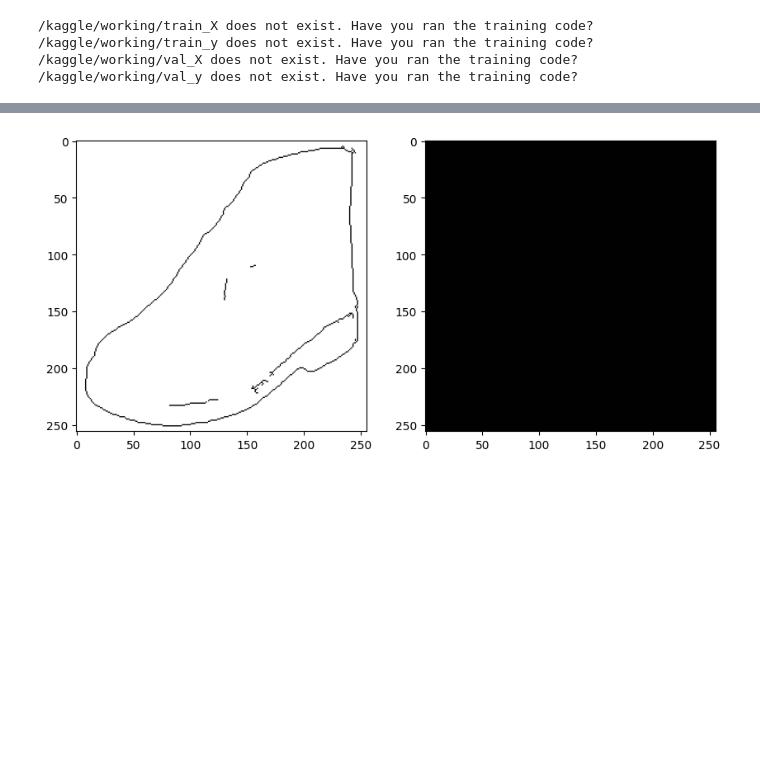
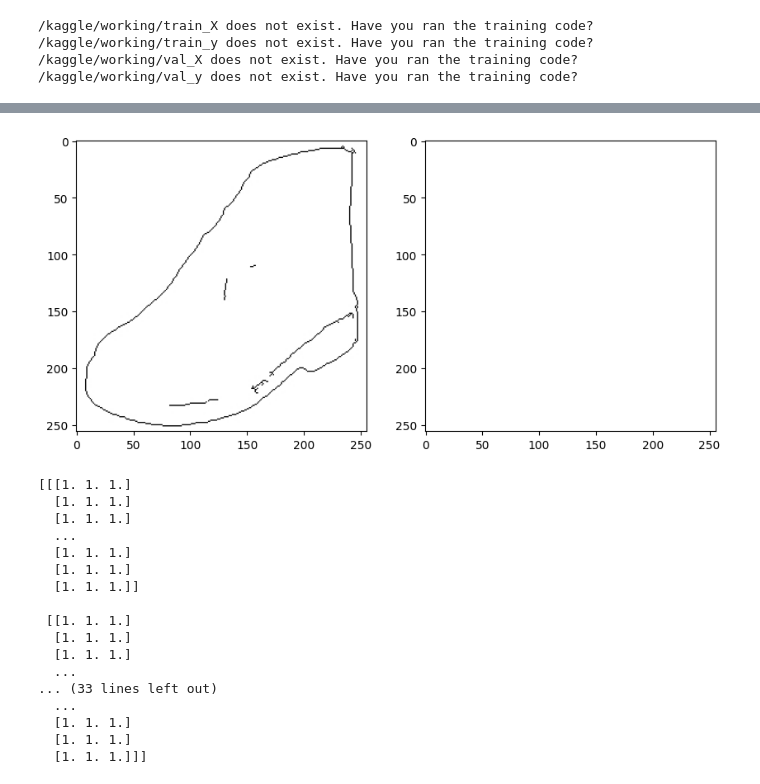
Before and after one commit to ZackPot/VariousMLImplementations, a Jupyter notebook: main.ipynb, the cells around one changed output, grey strips where cells are left out. Cells and saved outputs as stored; diff of their text form; code cells hidden in the pictures; blank space fills up the shorter version.

Commit message:
Kaggle Notebook | Various ML Implementations in Tensor flow | V7: Added Batch Normalization and fixed bugs

```diff
--- a/main.ipynb
+++ b/main.ipynb
@@ -171,15 +185,14 @@ for path in paths:
 /kaggle/working/val_y does not exist. Have you ran the training code?
 # %%
 ##### import tensorflow as tf
-from PIL import Image
 import numpy as np
-import random
-import os
+import tensorflow as tf
 import matplotlib.pyplot as plt
-import seaborn
 import cv2
 
-model = tf.keras.models.load_model("/kaggle/input/models/zacharypotishko/edges-to-shoes-model-v5/keras/default/1/edges-to-shoes-2.keras")
+tf.keras.config.enable_unsafe_deserialization()
+
+model = tf.keras.models.load_model("/kaggle/input/models/zacharypotishko/edges-to-shoes/keras/v6/1/edges-to-shoes-3.keras")
 
 img = cv2.imread("/kaggle/input/datasets/balraj98/edges2shoes-dataset/train/10000_AB.jpg")
 
@@ -194,14 +207,16 @@ resized_img = cv2.resize(left, (256, 256))
 
 print("Path loading completed")
 
-input_tensor = resized_img[None, :, :, :] / 255
+input_tensor = resized_img[None, :, :, :]
 output = model.predict(input_tensor)
 
 print("Image Loaded and processed")
 
 fig, axes = plt.subplots(1, 2, figsize=(10, 5))
 axes[0].imshow(resized_img)
-axes[1].imshow(output.squeeze() / 255)
+axes[1].imshow(output.squeeze())
 plt.show()
+
+print(output.squeeze())
 # %% [output]
 Path loading completed
@@ -209,2 +224,19 @@ Path loading completed
 Image Loaded and processed
-[figure, old version]
+[figure, new version]
+[[[1. 1. 1.]
+  [1. 1. 1.]
+  [1. 1. 1.]
+  ...
+  [1. 1. 1.]
+  [1. 1. 1.]
+  [1. 1. 1.]]
+
+ [[1. 1. 1.]
+  [1. 1. 1.]
+  [1. 1. 1.]
+  ...
+... (33 lines left out)
+  ...
+  [1. 1. 1.]
+  [1. 1. 1.]
+  [1. 1. 1.]]]
```
Also changed, not shown: parts of 2 cells of this notebook.
